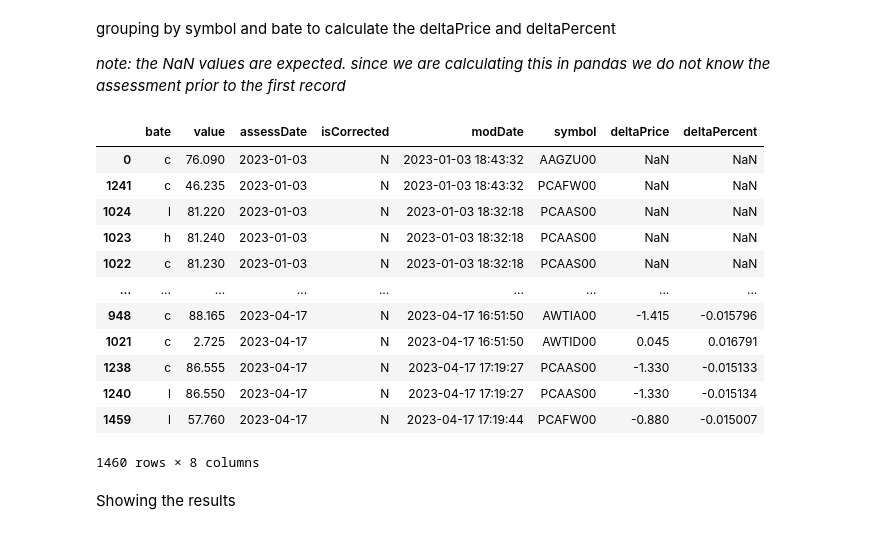
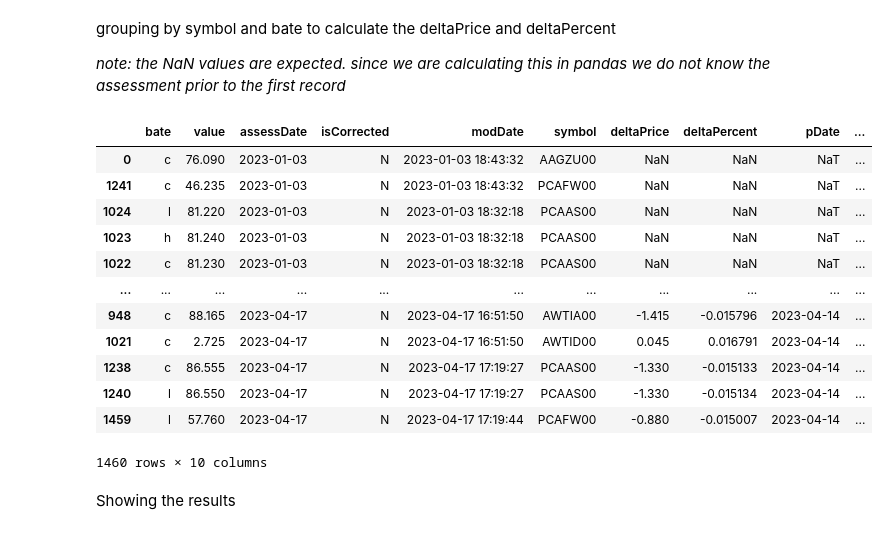
Before and after one commit to achristie/images, a Jupyter notebook: change.ipynb, the cells around one changed output. Cells and saved outputs as stored; diff of their text form; code cells hidden in the pictures.

```diff
--- a/change.ipynb
+++ b/change.ipynb
@@ -61,24 +61,27 @@ grouping by symbol and bate to calculate the deltaPrice and deltaPercent
 # %%
 df = df.sort_values(
     "assessDate", ascending=True
 )  # data should be sorted but just in case
+
 df["deltaPrice"] = df.groupby(["symbol", "bate"])["value"].diff()
 df["deltaPercent"] = df.groupby(["symbol", "bate"])["value"].pct_change()
+df["pDate"] = df.groupby(["symbol", "bate"])["assessDate"].shift(1)
+df["pValue"] = df.groupby(["symbol", "bate"])["value"].shift(1)
 df
 # %% [output]
-|  | bate | value | assessDate | isCorrected | modDate | symbol | deltaPrice | deltaPercent |
-| 0 | c | 76.090 | 2023-01-03 | N | 2023-01-03 18:43:32 | AAGZU00 | NaN | NaN |
-| 1241 | c | 46.235 | 2023-01-03 | N | 2023-01-03 18:43:32 | PCAFW00 | NaN | NaN |
-| 1024 | l | 81.220 | 2023-01-03 | N | 2023-01-03 18:32:18 | PCAAS00 | NaN | NaN |
-| 1023 | h | 81.240 | 2023-01-03 | N | 2023-01-03 18:32:18 | PCAAS00 | NaN | NaN |
-| 1022 | c | 81.230 | 2023-01-03 | N | 2023-01-03 18:32:18 | PCAAS00 | NaN | NaN |
-| ... | ... | ... | ... | ... | ... | ... | ... | ... |
-| 948 | c | 88.165 | 2023-04-17 | N | 2023-04-17 16:51:50 | AWTIA00 | -1.415 | -0.015796 |
-| 1021 | c | 2.725 | 2023-04-17 | N | 2023-04-17 16:51:50 | AWTID00 | 0.045 | 0.016791 |
-| 1238 | c | 86.555 | 2023-04-17 | N | 2023-04-17 17:19:27 | PCAAS00 | -1.330 | -0.015133 |
-| 1240 | l | 86.550 | 2023-04-17 | N | 2023-04-17 17:19:27 | PCAAS00 | -1.330 | -0.015134 |
-| 1459 | l | 57.760 | 2023-04-17 | N | 2023-04-17 17:19:44 | PCAFW00 | -0.880 | -0.015007 |
+|  | bate | value | assessDate | isCorrected | modDate | symbol | deltaPrice | deltaPercent | pDate | ... |
+| 0 | c | 76.090 | 2023-01-03 | N | 2023-01-03 18:43:32 | AAGZU00 | NaN | NaN | NaT | ... |
+| 1241 | c | 46.235 | 2023-01-03 | N | 2023-01-03 18:43:32 | PCAFW00 | NaN | NaN | NaT | ... |
+| 1024 | l | 81.220 | 2023-01-03 | N | 2023-01-03 18:32:18 | PCAAS00 | NaN | NaN | NaT | ... |
+| 1023 | h | 81.240 | 2023-01-03 | N | 2023-01-03 18:32:18 | PCAAS00 | NaN | NaN | NaT | ... |
+| 1022 | c | 81.230 | 2023-01-03 | N | 2023-01-03 18:32:18 | PCAAS00 | NaN | NaN | NaT | ... |
+| ... | ... | ... | ... | ... | ... | ... | ... | ... | ... | ... |
+| 948 | c | 88.165 | 2023-04-17 | N | 2023-04-17 16:51:50 | AWTIA00 | -1.415 | -0.015796 | 2023-04-14 | ... |
+| 1021 | c | 2.725 | 2023-04-17 | N | 2023-04-17 16:51:50 | AWTID00 | 0.045 | 0.016791 | 2023-04-14 | ... |
+| 1238 | c | 86.555 | 2023-04-17 | N | 2023-04-17 17:19:27 | PCAAS00 | -1.330 | -0.015133 | 2023-04-14 | ... |
+| 1240 | l | 86.550 | 2023-04-17 | N | 2023-04-17 17:19:27 | PCAAS00 | -1.330 | -0.015134 | 2023-04-14 | ... |
+| 1459 | l | 57.760 | 2023-04-17 | N | 2023-04-17 17:19:44 | PCAFW00 | -0.880 | -0.015007 | 2023-04-14 | ... |
-1460 rows × 8 columns
+1460 rows × 10 columns
 # %% [markdown]
 Showing the results
 # %%
```
Also changed, not shown: parts of 1 cell of this notebook.
